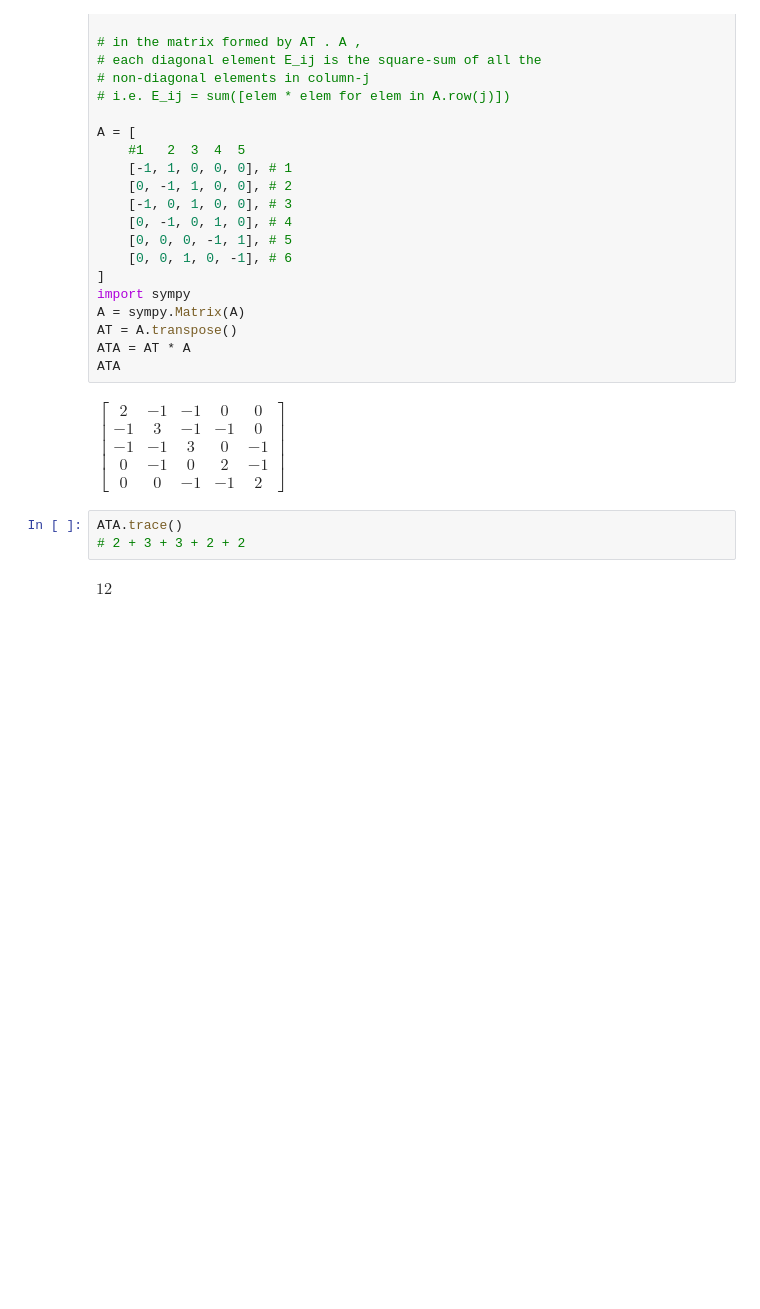
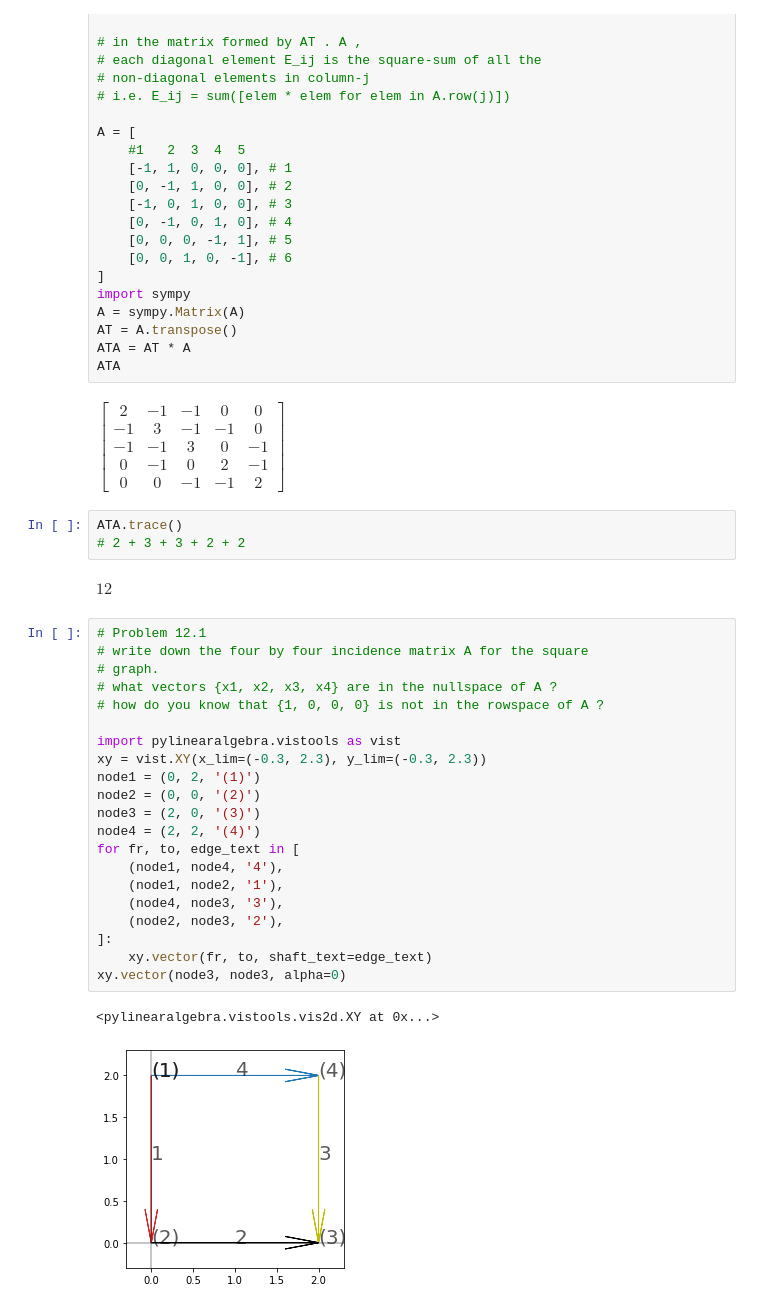
Before and after one commit to powergun/codingMatrix, a Jupyter notebook: notebooks/18.06_12_graphs_networks_incidence_matrices.ipynb, the cells around one changed output. Cells and saved outputs as stored; diff of their text form; blank space fills up the shorter version.

```diff
--- a/notebooks/18.06_12_graphs_networks_incidence_matrices.ipynb
+++ b/notebooks/18.06_12_graphs_networks_incidence_matrices.ipynb
@@ -614,3 +614,27 @@ ATA.trace()
 # 2 + 3 + 3 + 2 + 2
 # %% [output]
 $\displaystyle 12$
+# %%
+# Problem 12.1
+# write down the four by four incidence matrix A for the square
+# graph.
+# what vectors {x1, x2, x3, x4} are in the nullspace of A ?
+# how do you know that {1, 0, 0, 0} is not in the rowspace of A ?
+
+import pylinearalgebra.vistools as vist
+xy = vist.XY(x_lim=(-0.3, 2.3), y_lim=(-0.3, 2.3))
+node1 = (0, 2, '(1)')
+node2 = (0, 0, '(2)')
+node3 = (2, 0, '(3)')
+node4 = (2, 2, '(4)')
+for fr, to, edge_text in [
+    (node1, node4, '4'),
+    (node1, node2, '1'),
+    (node4, node3, '3'),
+    (node2, node3, '2'),
+]:
+    xy.vector(fr, to, shaft_text=edge_text)
+xy.vector(node3, node3, alpha=0)
+# %% [output]
+<pylinearalgebra.vistools.vis2d.XY at 0x...>
+[figure, added]
```
Also changed, not shown: parts of 3 cells of this notebook.
